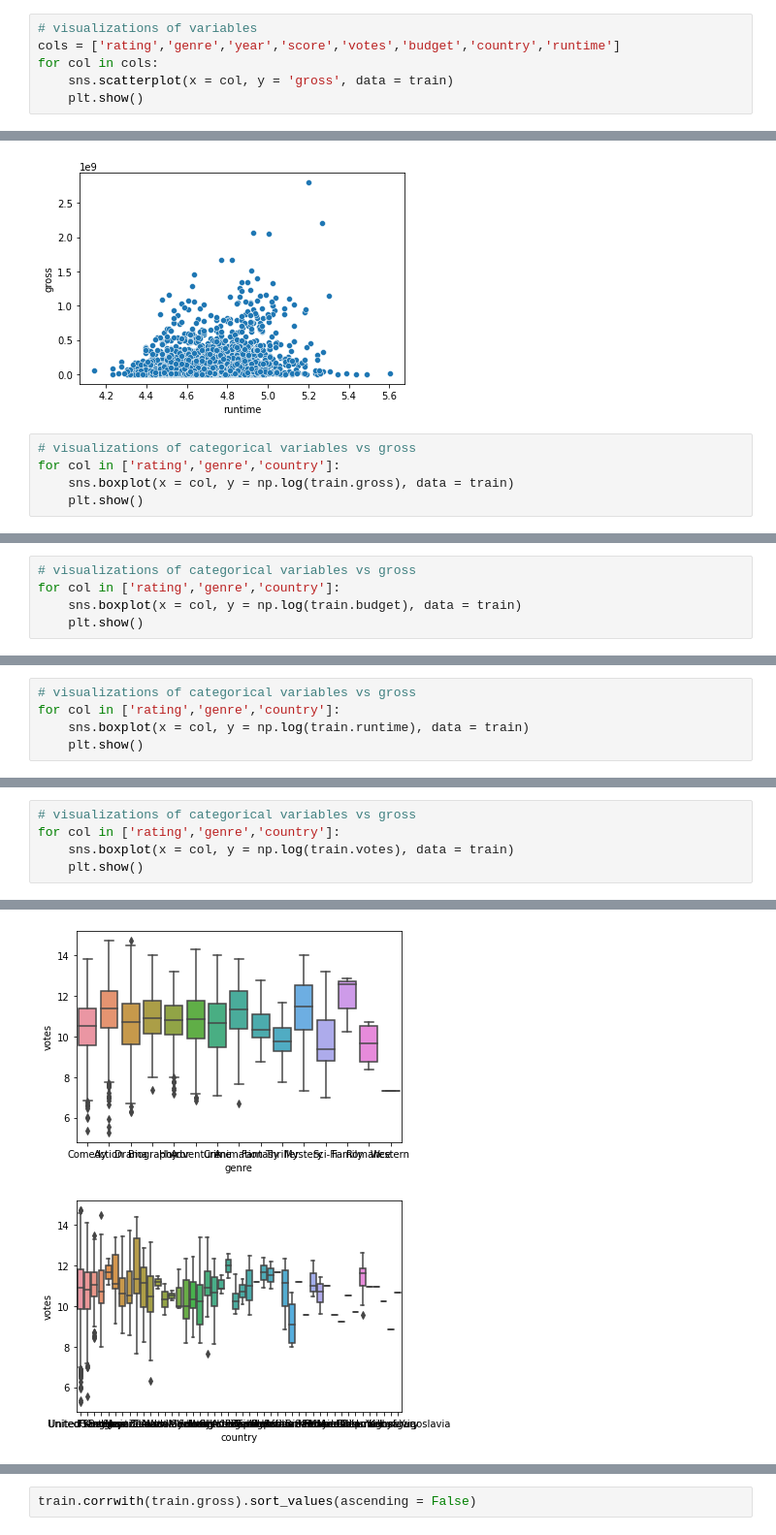
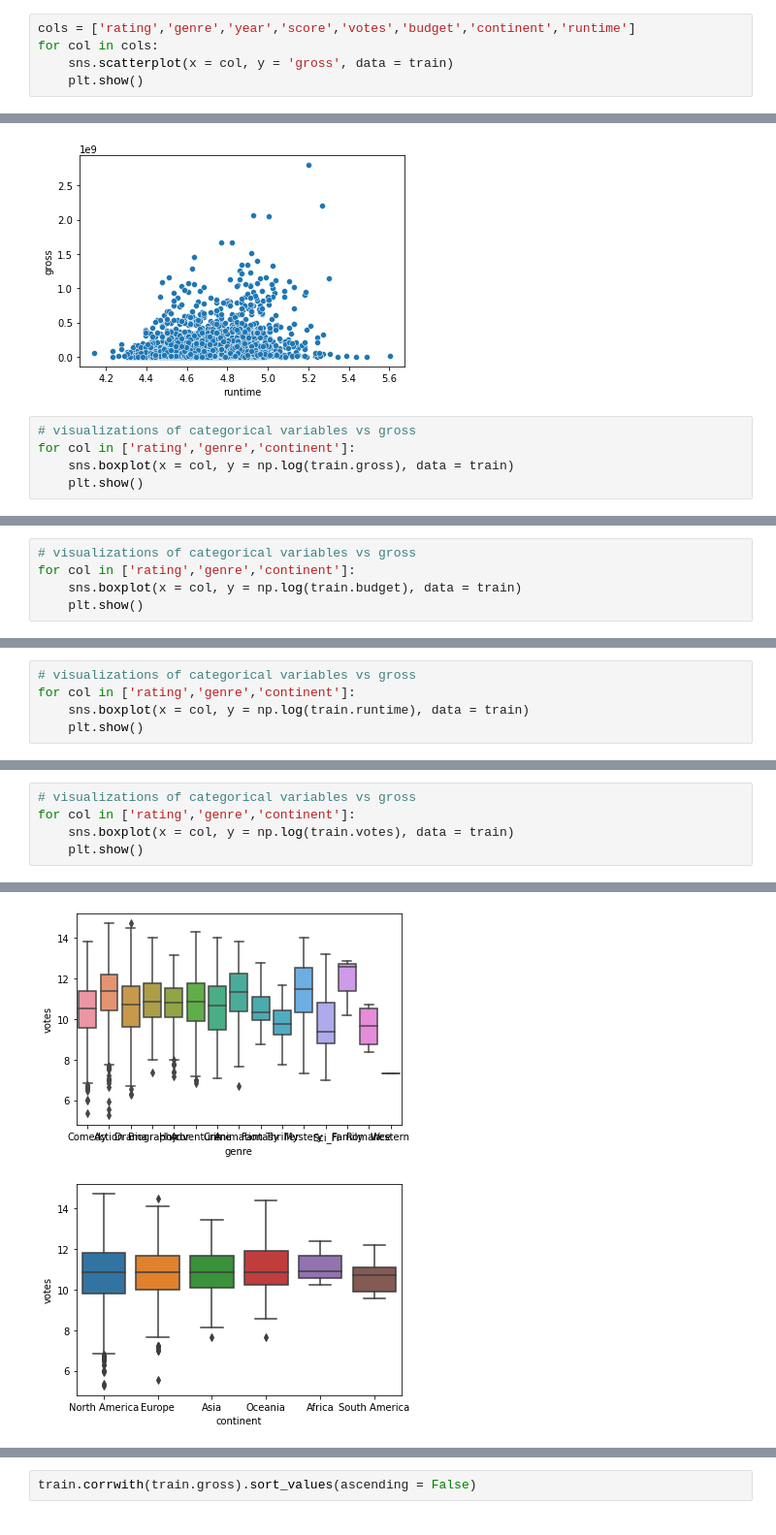
Before and after one commit to isabelgabrielaknight/final-project-303-2, a Jupyter notebook: variable_selection_all_movies.ipynb, the cells around one changed output, grey strips where cells are left out. Shown at 97% size. Cells and saved outputs as stored; diff of their text form.

```diff
--- a/variable_selection_all_movies.ipynb
+++ b/variable_selection_all_movies.ipynb
@@ -66,6 +88,5 @@ strong multicollinearity or other numerical problems.
 # %%
-# visualizations of variables
-cols = ['rating','genre','year','score','votes','budget','country','runtime']
+cols = ['rating','genre','year','score','votes','budget','continent','runtime']
 for col in cols:
     sns.scatterplot(x = col, y = 'gross', data = train)
     plt.show()
@@ -91,7 +112,7 @@ for col in cols:
 [figure]
 # %%
 # visualizations of categorical variables vs gross
-for col in ['rating','genre','country']:
+for col in ['rating','genre','continent']:
     sns.boxplot(x = col, y = np.log(train.gross), data = train)
     plt.show()
 # %% [output]
@@ -101,6 +122,6 @@ for col in ['rating','genre','country']:
 # %%
 # visualizations of categorical variables vs gross
-for col in ['rating','genre','country']:
+for col in ['rating','genre','continent']:
     sns.boxplot(x = col, y = np.log(train.budget), data = train)
     plt.show()
 # %% [output]
@@ -110,6 +131,6 @@ for col in ['rating','genre','country']:
 # %%
 # visualizations of categorical variables vs gross
-for col in ['rating','genre','country']:
+for col in ['rating','genre','continent']:
     sns.boxplot(x = col, y = np.log(train.runtime), data = train)
     plt.show()
 # %% [output]
@@ -119,6 +140,6 @@ for col in ['rating','genre','country']:
 # %%
 # visualizations of categorical variables vs gross
-for col in ['rating','genre','country']:
+for col in ['rating','genre','continent']:
     sns.boxplot(x = col, y = np.log(train.votes), data = train)
     plt.show()
 # %% [output]
@@ -126,4 +147,4 @@ for col in ['rating','genre','country']:
 [figure]
-[figure, old version]
+[figure, new version]
 # %%
 # visualizations of categorical variables vs gross
```
Also changed, not shown: parts of 30 cells of this notebook.
